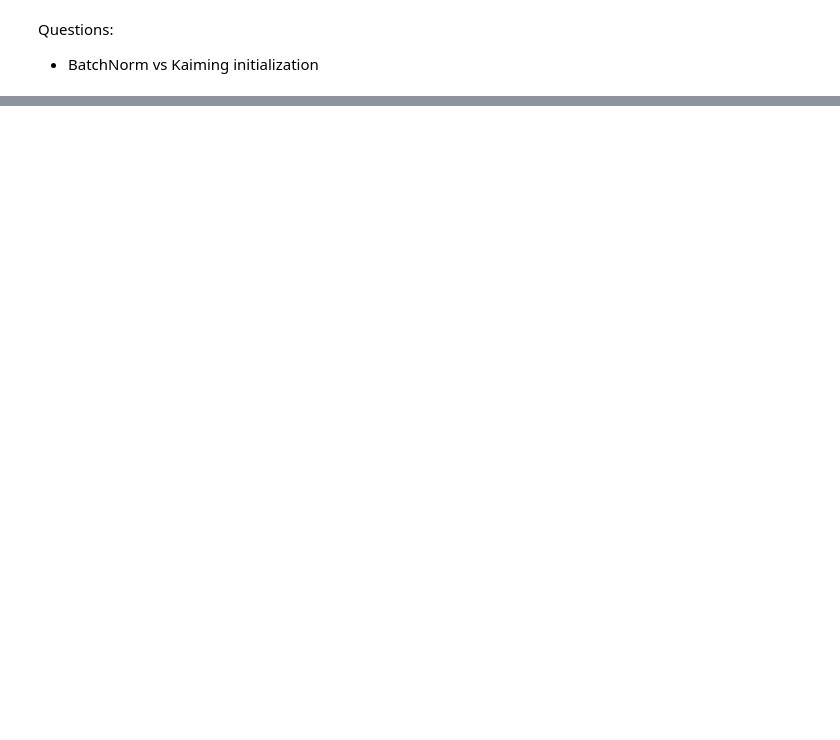
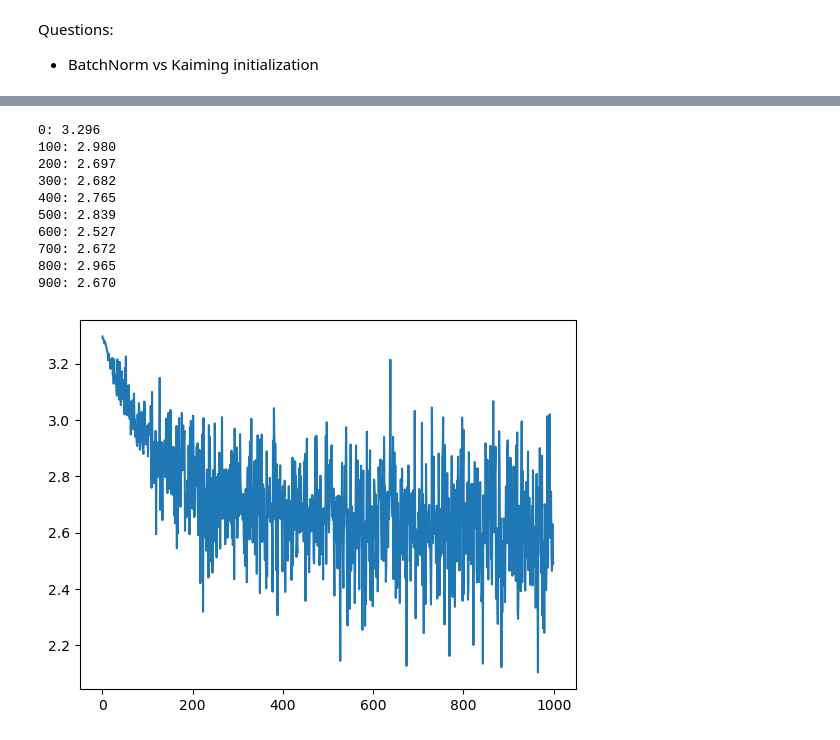
Before and after one commit to osamja/zero-to-hero, a Jupyter notebook: lecture_4_activation_gradients.ipynb, the cells around one changed output, grey strips where cells are left out. Drawn from its saved outputs; the diff is of its cells as text; code cells hidden in the pictures; blank space fills up the shorter version.

Commit message:
wow batchnorm is great

```diff
--- a/lecture_4_activation_gradients.ipynb
+++ b/lecture_4_activation_gradients.ipynb
@@ -1847,0 +1983,64 @@ Questions:
+# %%
+# gradient descent
+epochs = 1000
+batch_size = 32
+loss_counts = []
+lr = 0.1
+ud = [] # update distribution
+
+for i in range(epochs):
+    # get the batch
+    ix = torch.randint(0, x_train.shape[0], (batch_size,))
+    X = x_train[ix]
+    Y = y_train[ix]
+
+    # forward pass
+    emb = C[X]
+    x = emb.view(emb.shape[0], -1)
+    for layer in layers:
+        x = layer(x)        # move the input through each layer in the network
+    # calculate the loss
+    loss = F.cross_entropy(x, Y)
+    loss_counts.append(loss.item())
+
+    # backward pass
+    for layer in layers:
+        layer.out.retain_grad()
+
+    for p in parameters:
+        p.grad = None
+
+    loss.backward()
+
+    if i == int(epochs * 0.75):     # reduce the learning rate after 75% of the epochs
+        lr = 0.01
+    for p in parameters:
+        p.data -= p.grad * lr
+
+    with torch.no_grad():
+        udvalue = [((lr*p.grad).std() / p.data.std()).log10().item() for p in parameters]   # update:data ratio
+        # if udvalue is inf or nan, replace with 0
+        udvalue = [-5 if math.isinf(x) or math.isnan(x) else x for x in udvalue]
+        # print(f'udvalue: {(torch.tensor(udvalue).mean())}')
+        ud.append(udvalue)
+
+    if i % 100 == 0:
+        print(f"{i}: {loss.item():.3f}")
+
+    # break       # break after one epoch for evaluating the activations and gradients
+
+# plot the loss
+plt.plot(loss_counts)
+plt.show()
+# %% [output]
+0: 3.296
+100: 2.980
+200: 2.697
+300: 2.682
+400: 2.765
+500: 2.839
+600: 2.527
+700: 2.672
+800: 2.965
+900: 2.670
+[figure, added]
```
Also changed, not shown: parts of 23 cells of this notebook, 1 other file.
